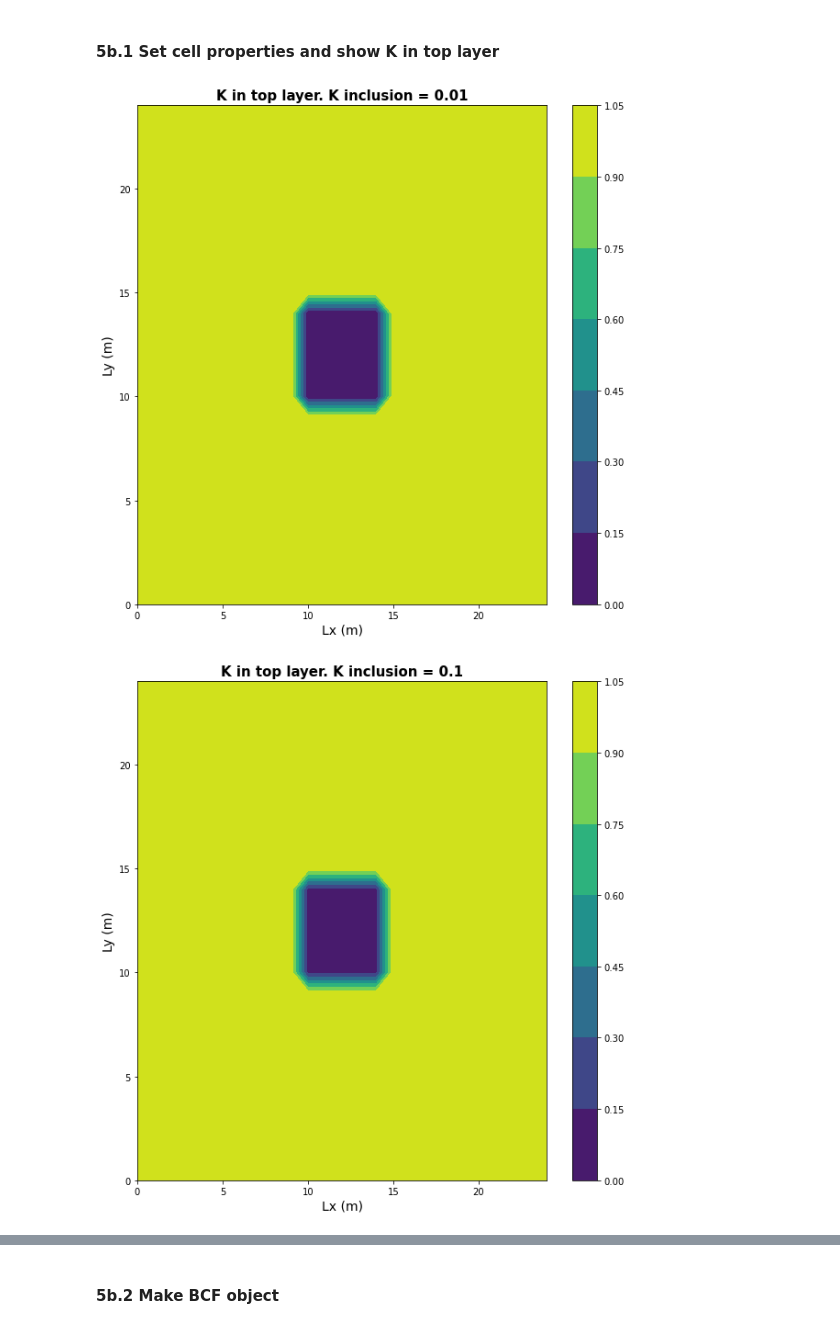
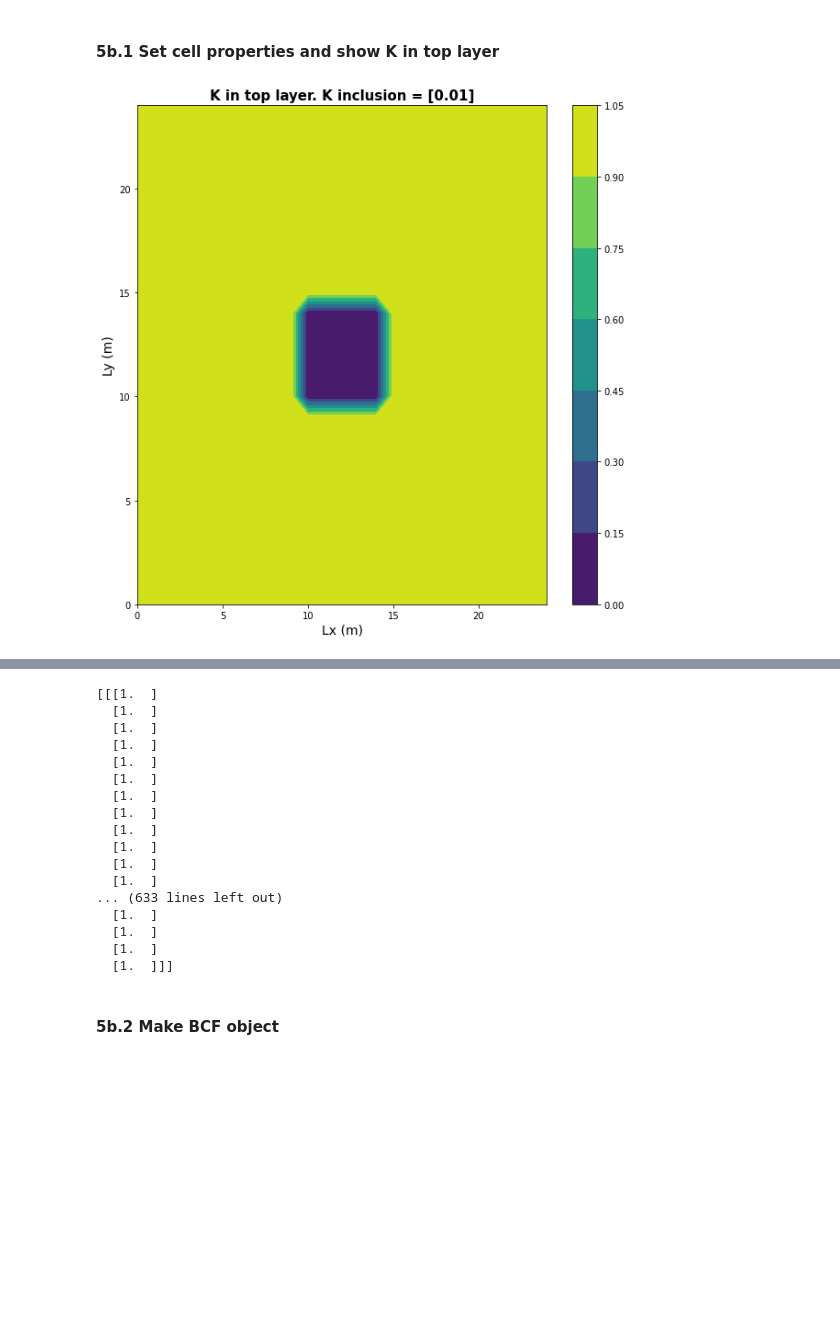
Before and after one commit to GW-modelling-Spring2022/homework-xenidegracia, a Jupyter notebook: Working/HW2_BoxModel_manual/FromHW3to2/BoxModel_flopy.ipynb, the cells around one changed output, grey strips where cells are left out. Drawn from its saved outputs; the diff is of its cells as text; code cells hidden in the pictures; blank space fills up the shorter version.

```diff
--- a/Working/HW2_BoxModel_manual/FromHW3to2/BoxModel_flopy.ipynb
+++ b/Working/HW2_BoxModel_manual/FromHW3to2/BoxModel_flopy.ipynb
@@ -179,26 +179,33 @@ For more details on LPF package see: https://flopy.readthedocs.io/en/3.3.2/sourc
 # %%
 K_vals = np.zeros((ncol,nrow,nlay))
 K_vals[:,:,:] = 1             # homogeneous background hydraulic conductivity
 #K_vals[10:15,10:15,:] = 100   # low K inclusion #This is done below in the for-loop now.
-K_inclusion = [0.01, 0.1, 1, 10, 100]
+K_inclusion = [0.01]
+K_inclusion2 = [1000]
+K_inclusion3 = [0.01]
+
+#K_vals[0:25,7:12,:] = K_inclusion2
 
 n = 0.35        #assign porosity
 Ss = 0.001      #assign storage coefficient
 Sy = 0.3        #assign specific yield
 uncnf = 0       #0=confined, >0 = unconfined
 
-for i in K_inclusion:  #Xenia added this for-loop to calculate the next K inclusion values and plot them
-    K_vals[10:15,10:15,:] = i
-    #plot K values in top layer
-    fig1 = plt.figure(figsize=(10,10)) #create 10 x 10 figure
-    plt.xlabel('Lx (m)',fontsize = 14)
-    plt.ylabel('Ly (m)',fontsize = 14)
-    plt.title('K in top layer. K inclusion = ' + str(K_vals[10,10,0]), fontsize = 15, fontweight = 'bold')
-    plt.contourf(K_vals[:,:,0])
-    plt.colorbar()
-    plt.show()
+#for i in K_inclusion:  #Xenia added this for-loop to calculate the next K inclusion values and plot them
+K_vals[10:15,10:15:] = K_inclusion
+#K_vals[10:15,12:17,:] = K_inclusion2
+#K_vals[:,17:23,:] = K_inclusion3
+#plot K values in top layer
+fig1 = plt.figure(figsize=(10,10)) #create 10 x 10 figure
+plt.xlabel('Lx (m)',fontsize = 14)
+plt.ylabel('Ly (m)',fontsize = 14)
+plt.title('K in top layer. K inclusion = ' + str(K_inclusion), fontsize = 15, fontweight = 'bold')
+plt.contourf(K_vals[:,:,0])
+plt.colorbar()
+plt.show()
 
-K_vals[10:15,10:15,:] = 0.1   # low K inclusion #This is done below in the for-loop now.
+print(K_vals)
+
+#K_vals[10:15,10:15,:] = 0.1   # low K inclusion #This is done below in the for-loop now.
 # %% [output]
-[figure, old version]
+[figure, new version]
-[figure, removed]
@@ -208,3 +212,20 @@ K_vals[10:15,10:15,:] = 0.1   # low K inclusion #This is done below in the for-l
+[[[1.  ]
+  [1.  ]
+  [1.  ]
+  [1.  ]
+  [1.  ]
+  [1.  ]
+  [1.  ]
+  [1.  ]
+  [1.  ]
+  [1.  ]
+  [1.  ]
+  [1.  ]
+... (633 lines left out)
+  [1.  ]
+  [1.  ]
+  [1.  ]
+  [1.  ]]]
 # %% [markdown]
 #### 5b.2 Make BCF object
 # %%
```
Also changed, not shown: parts of 7 cells of this notebook, 3 other files.
